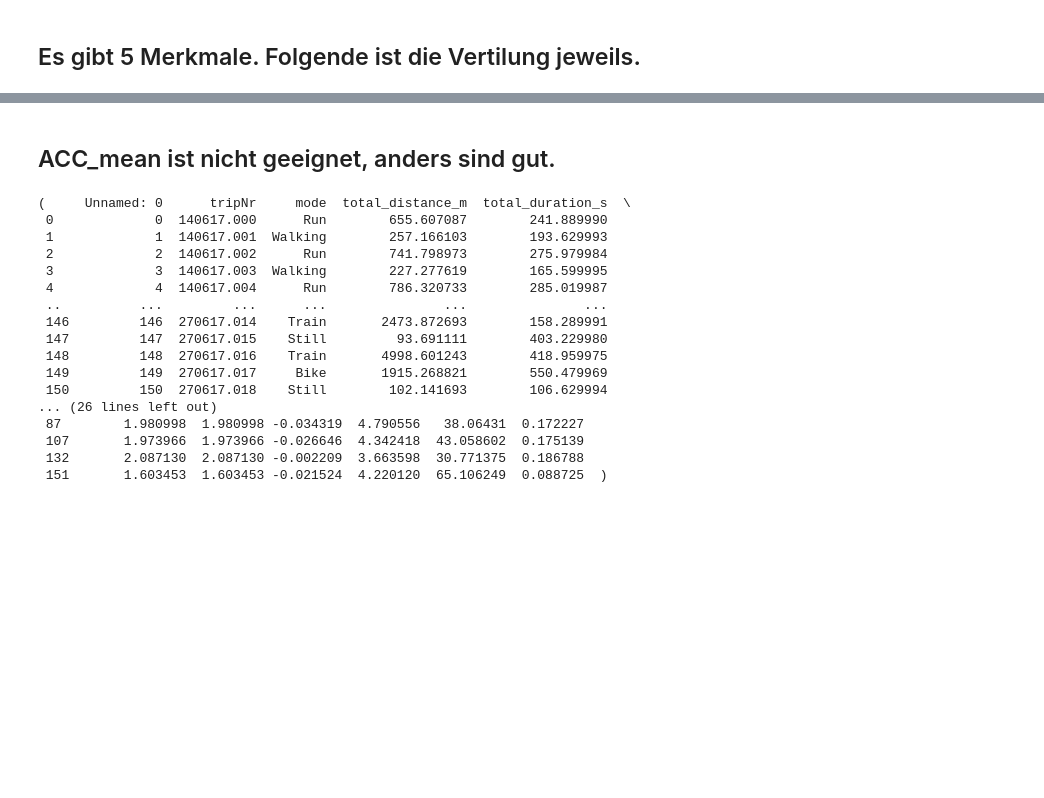
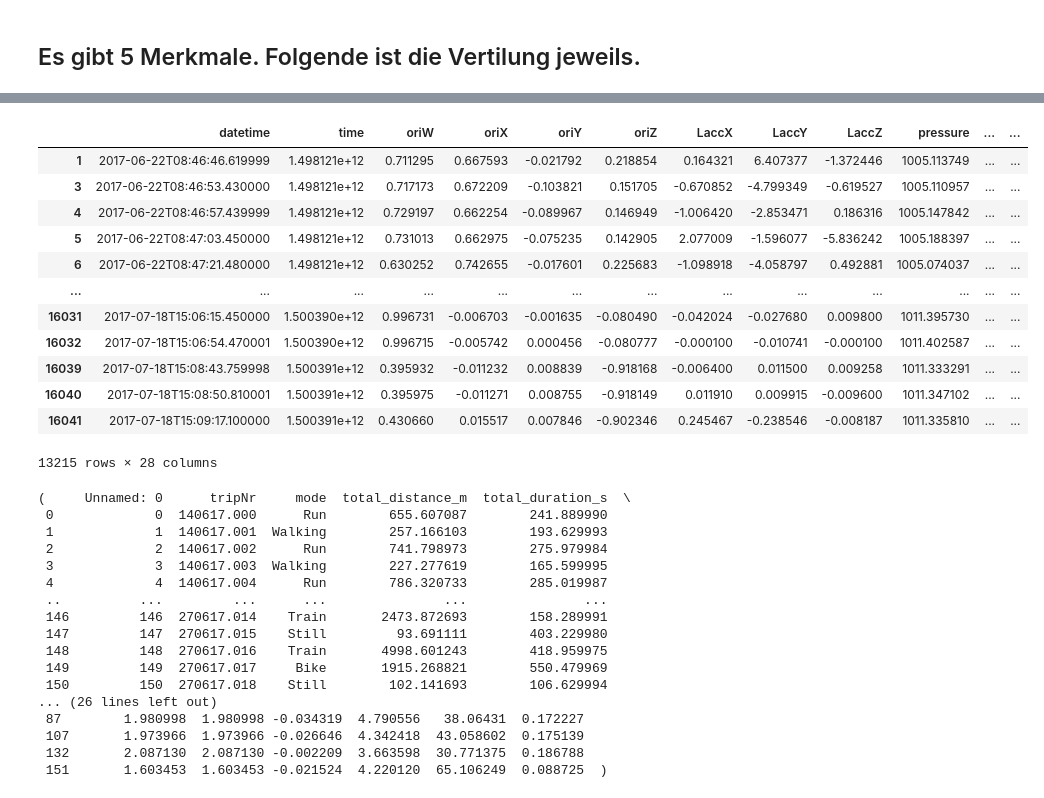
Before and after one commit to Eisoc/MDA0208, a Jupyter notebook: featureextraction.ipynb, the cells around one changed output, grey strips where cells are left out. Cells and saved outputs as stored; diff of their text form; code cells hidden in the pictures; blank space fills up the shorter version.

```diff
--- a/featureextraction.ipynb
+++ b/featureextraction.ipynb
@@ -127,2 +127,17 @@ fig.show()
-# %% [markdown]
-## ACC_mean ist nicht geeignet, anders sind gut.
+# %%
+gdf = gdf.dropna()
+gdf
+# %% [output]
+|  | datetime | time | oriW | oriX | oriY | oriZ | LaccX | LaccY | LaccZ | pressure | ... | ... |
+| 1 | 2017-06-22T08:46:46.619999 | 1.498121e+12 | 0.711295 | 0.667593 | -0.021792 | 0.218854 | 0.164321 | 6.407377 | -1.372446 | 1005.113749 | ... | ... |
+| 3 | 2017-06-22T08:46:53.430000 | 1.498121e+12 | 0.717173 | 0.672209 | -0.103821 | 0.151705 | -0.670852 | -4.799349 | -0.619527 | 1005.110957 | ... | ... |
+| 4 | 2017-06-22T08:46:57.439999 | 1.498121e+12 | 0.729197 | 0.662254 | -0.089967 | 0.146949 | -1.006420 | -2.853471 | 0.186316 | 1005.147842 | ... | ... |
+| 5 | 2017-06-22T08:47:03.450000 | 1.498121e+12 | 0.731013 | 0.662975 | -0.075235 | 0.142905 | 2.077009 | -1.596077 | -5.836242 | 1005.188397 | ... | ... |
+| 6 | 2017-06-22T08:47:21.480000 | 1.498121e+12 | 0.630252 | 0.742655 | -0.017601 | 0.225683 | -1.098918 | -4.058797 | 0.492881 | 1005.074037 | ... | ... |
+| ... | ... | ... | ... | ... | ... | ... | ... | ... | ... | ... | ... | ... |
+| 16031 | 2017-07-18T15:06:15.450000 | 1.500390e+12 | 0.996731 | -0.006703 | -0.001635 | -0.080490 | -0.042024 | -0.027680 | 0.009800 | 1011.395730 | ... | ... |
+| 16032 | 2017-07-18T15:06:54.470001 | 1.500390e+12 | 0.996715 | -0.005742 | 0.000456 | -0.080777 | -0.000100 | -0.010741 | -0.000100 | 1011.402587 | ... | ... |
+| 16039 | 2017-07-18T15:08:43.759998 | 1.500391e+12 | 0.395932 | -0.011232 | 0.008839 | -0.918168 | -0.006400 | 0.011500 | 0.009258 | 1011.333291 | ... | ... |
+| 16040 | 2017-07-18T15:08:50.810001 | 1.500391e+12 | 0.395975 | -0.011271 | 0.008755 | -0.918149 | 0.011910 | 0.009915 | -0.009600 | 1011.347102 | ... | ... |
+| 16041 | 2017-07-18T15:09:17.100000 | 1.500391e+12 | 0.430660 | 0.015517 | 0.007846 | -0.902346 | 0.245467 | -0.238546 | -0.008187 | 1011.335810 | ... | ... |
+13215 rows × 28 columns
```
Also changed, not shown: parts of 42 cells of this notebook.
